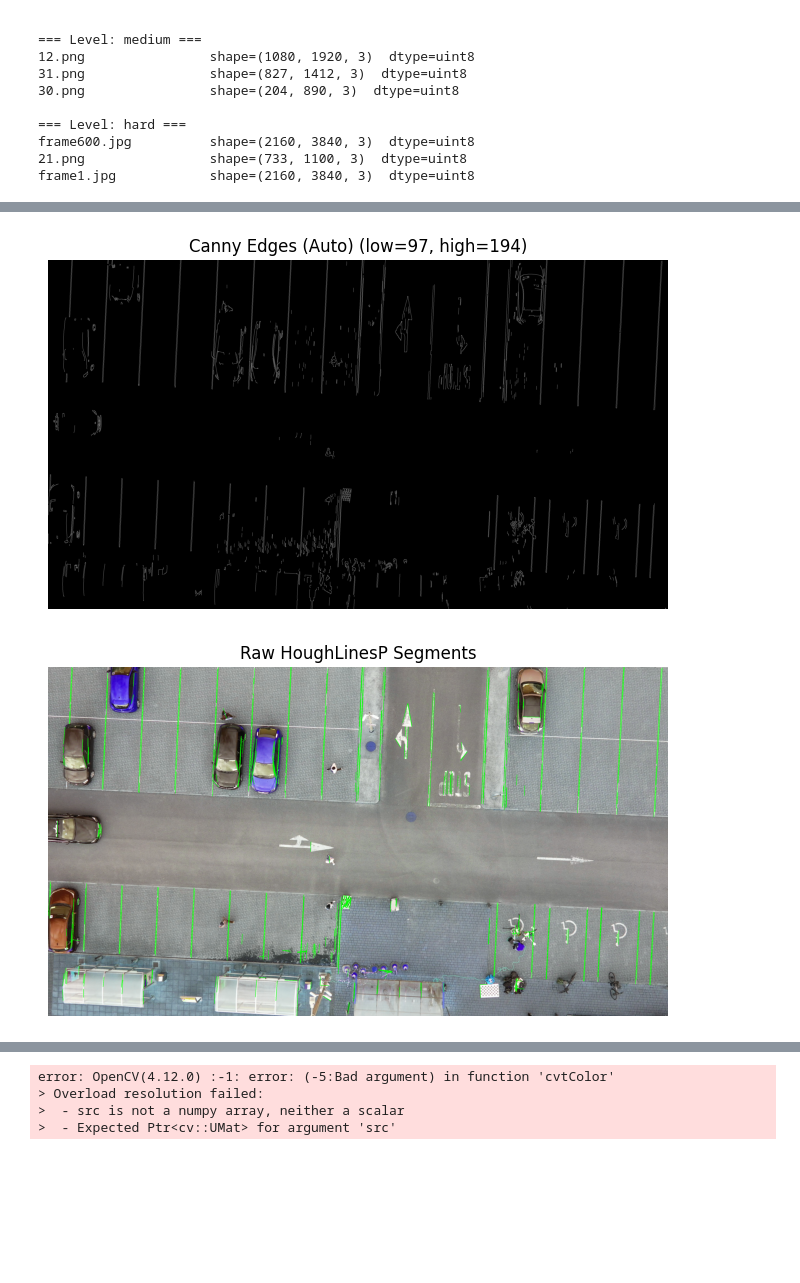
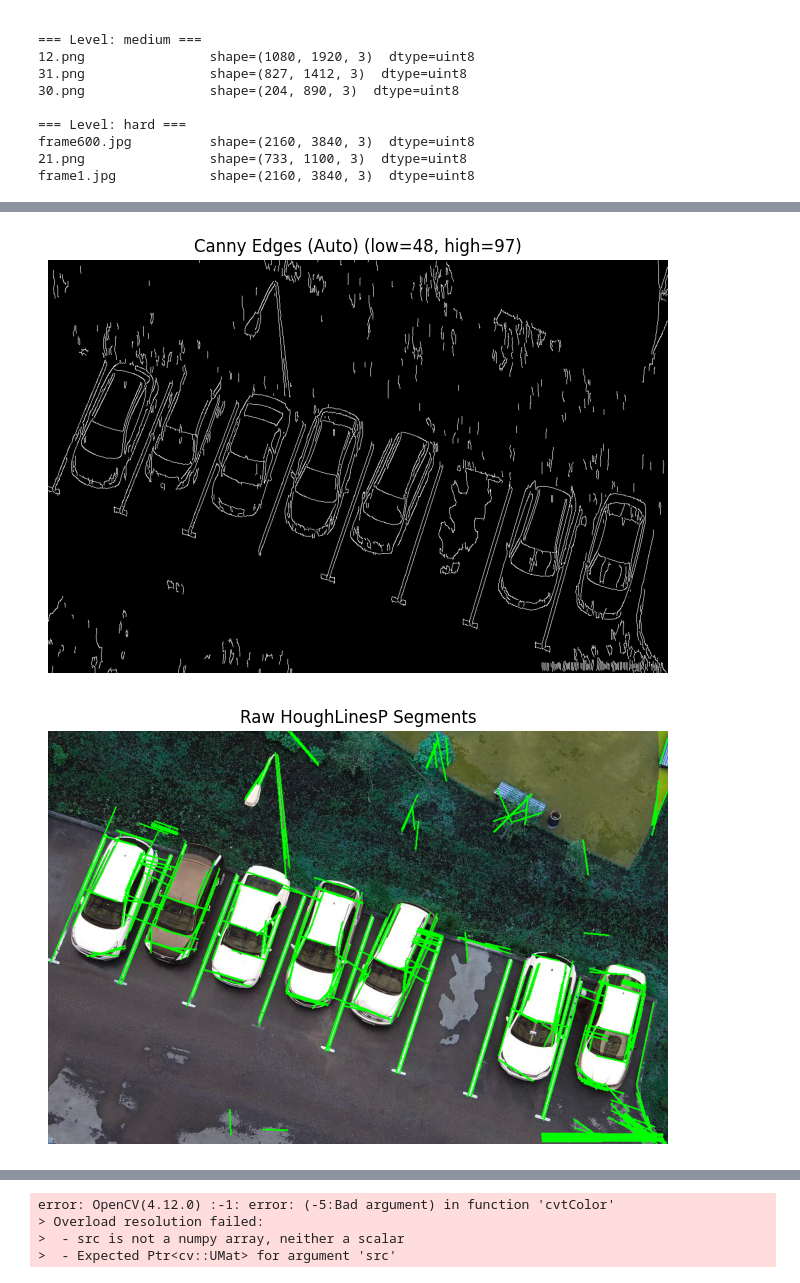
Before and after one commit to Bobfritguy/EE551_mini_project, a Jupyter notebook: mini_project.ipynb, the cells around one changed output, grey strips where cells are left out. Drawn from its saved outputs; the diff is of its cells as text; code cells hidden in the pictures; blank space fills up the shorter version.

```diff
--- a/mini_project.ipynb
+++ b/mini_project.ipynb
@@ -127,9 +127,9 @@ for set_name, file_list in available_images.items():
 #(set_name, image_name) = ("medium", "31.png")
 
 # --- HARD
-(set_name, image_name) = ("hard", "frame600.jpg")
+#(set_name, image_name) = ("hard", "frame600.jpg")
 #(set_name, image_name) = ("hard", "frame1.jpg")
-#(set_name, image_name) = ("hard", "21.png")
+(set_name, image_name) = ("hard", "21.png")
 
 print(f"{image_name} from the {set_name} set")
 img = images[set_name][image_name]
@@ -155,14 +155,14 @@ frame600.jpg from the hard set
 # %%
 def step_1(img):
     img_grey = cv2.cvtColor(image, cv2.COLOR_BGR2GRAY)
     blurred = cv2.GaussianBlur(img_grey, (3,21), 0)
     canny_output = get_canny_edges_auto(blurred)
 
-    return canny_output, grey
+    return canny_output, img_grey
 
 canny_output, grey = step_1(image)
 # %% [output]
-[figure, old version]
+[figure, new version]
 # %%
 def cluster_vertical_lines(lines, distance_thresh=20):
     """
@@ -281,10 +281,15 @@ def line_to_rho_theta(x1, y1, x2, y2):
 
     return rho, theta
 # %%
-def step_2(canny_input, image):
+def step_2(canny_input, image, downsample=False, scale=0.5):
+    # Copy image for drawing
+    if downsample:
+        image = cv2.resize(image, None, fx=scale, fy=scale, interpolation=cv2.INTER_AREA)
+        canny_input = cv2.resize(canny_input, None, fx=scale, fy=scale, interpolation=cv2.INTER_AREA)
+
     # Hough transform (probabilistic)
     linesP = cv2.HoughLinesP(
-        canny_output,
+        canny_input,
         rho=1,
         theta=np.pi/180,
         threshold=50,
@@ -309,6 +314,6 @@ def step_2(canny_input, image):
 
 linesP = step_2(canny_output, image)
 # %% [output]
-[figure, old version]
+[figure, new version]
 # %%
 def step_3(linesP, image):
```
Also changed, not shown: parts of 5 cells of this notebook.
